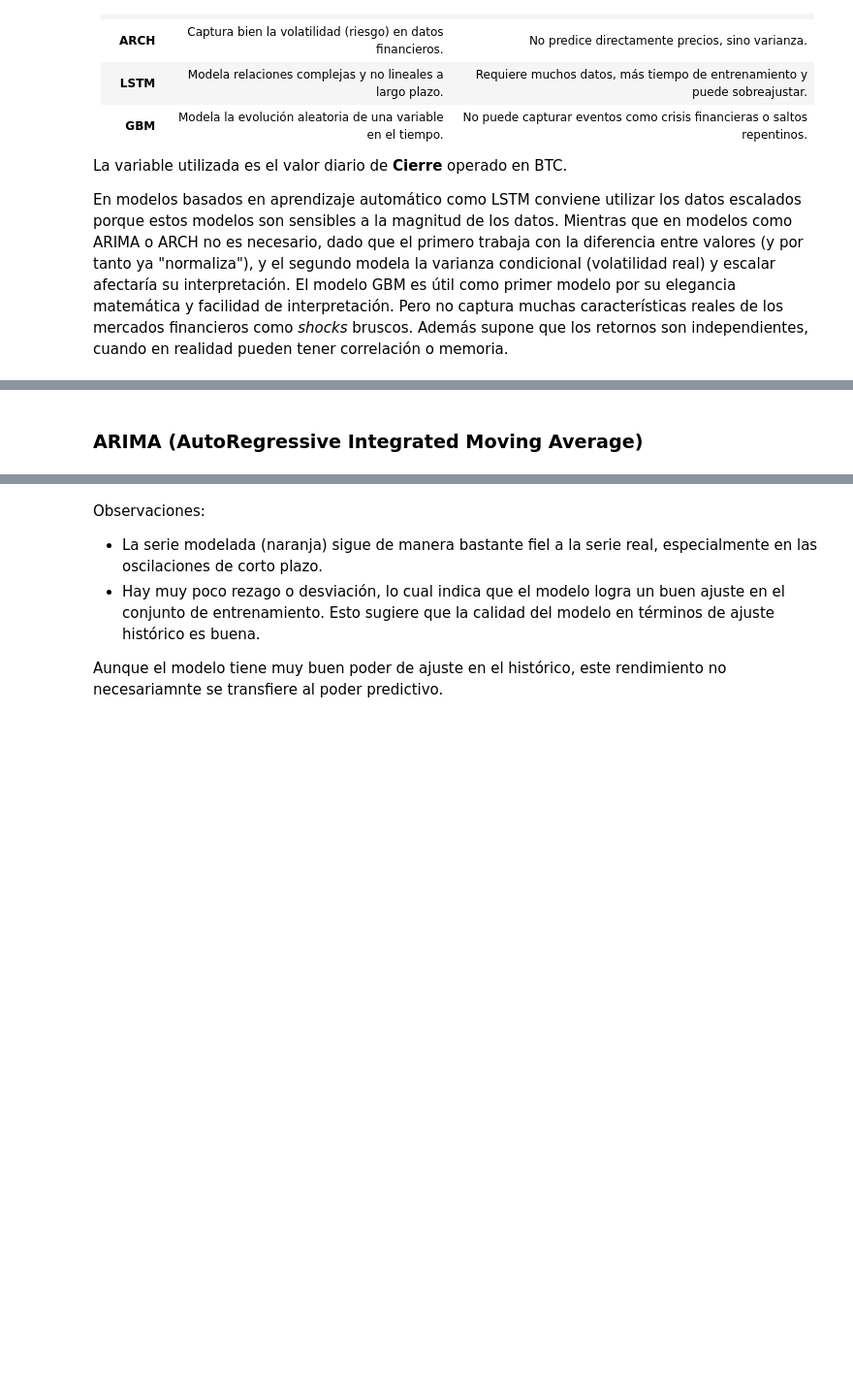
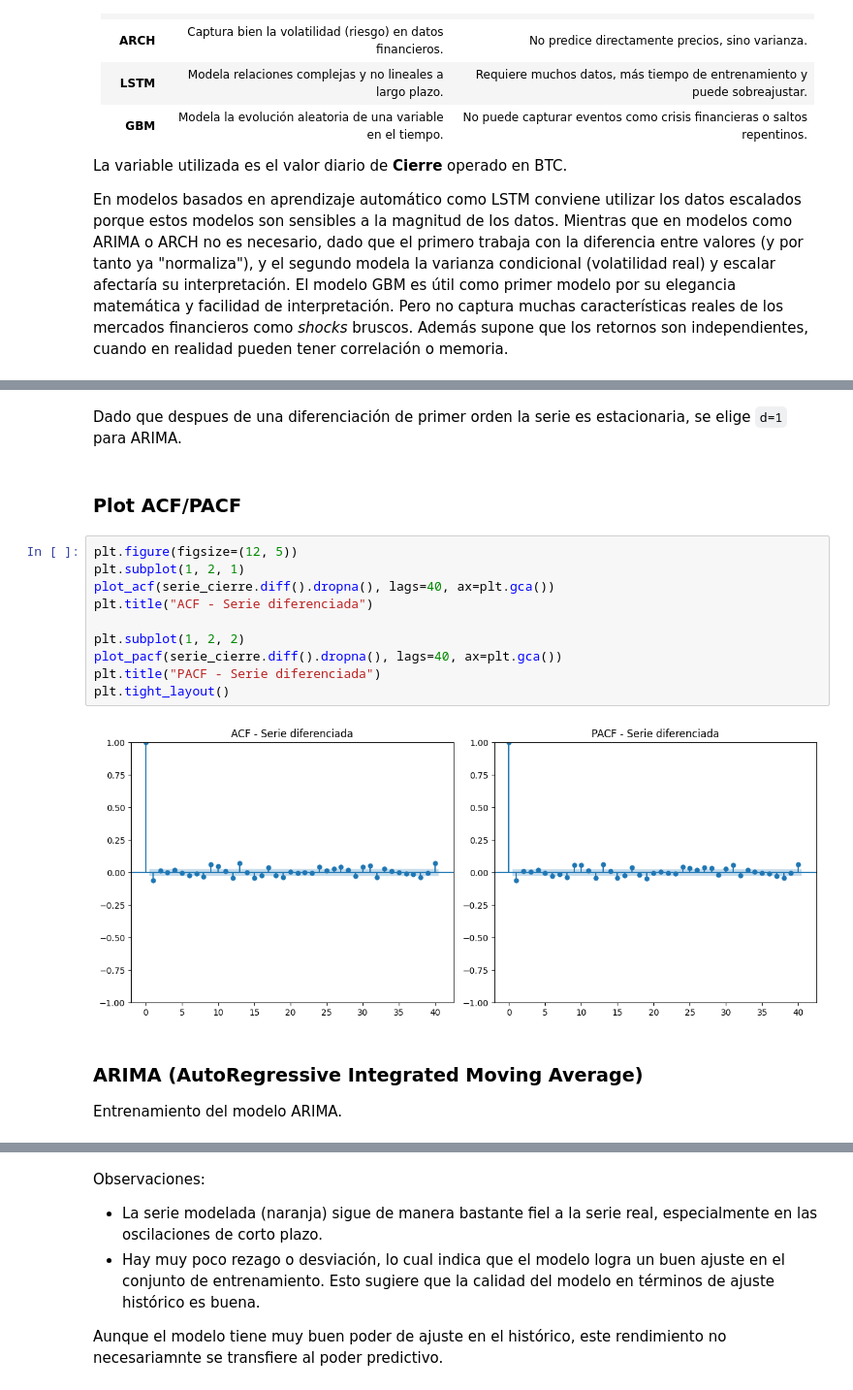
Before and after one commit to fabriciolopretto/BTC_Time_Series_Models, a Jupyter notebook: scripts/BTC_lopretto_quiros_fernandez_villanueva.ipynb, the cells around one changed output, grey strips where cells are left out. Shown at 97% size. Cells and saved outputs as stored; diff of their text form; blank space fills up the shorter version.

Commit message:
feat(arima): update arima with stationary analysis

```diff
--- a/scripts/BTC_lopretto_quiros_fernandez_villanueva.ipynb
+++ b/scripts/BTC_lopretto_quiros_fernandez_villanueva.ipynb
@@ -365,2 +313,19 @@ Name: Cierre, Length: 5432, dtype: float64
+# %% [markdown]
+Dado que despues de una diferenciación de primer orden la serie es estacionaria, se elige `d=1` para ARIMA.
+# %% [markdown]
+### Plot ACF/PACF
+# %%
+plt.figure(figsize=(12, 5))
+plt.subplot(1, 2, 1)
+plot_acf(serie_cierre.diff().dropna(), lags=40, ax=plt.gca())
+plt.title("ACF - Serie diferenciada")
+
+plt.subplot(1, 2, 2)
+plot_pacf(serie_cierre.diff().dropna(), lags=40, ax=plt.gca())
+plt.title("PACF - Serie diferenciada")
+plt.tight_layout()
+# %% [output]
+[figure, added]
 # %% [markdown]
 ### ARIMA (AutoRegressive Integrated Moving Average)
+Entrenamiento del modelo ARIMA.
```
Also changed, not shown: parts of 40 cells of this notebook.
